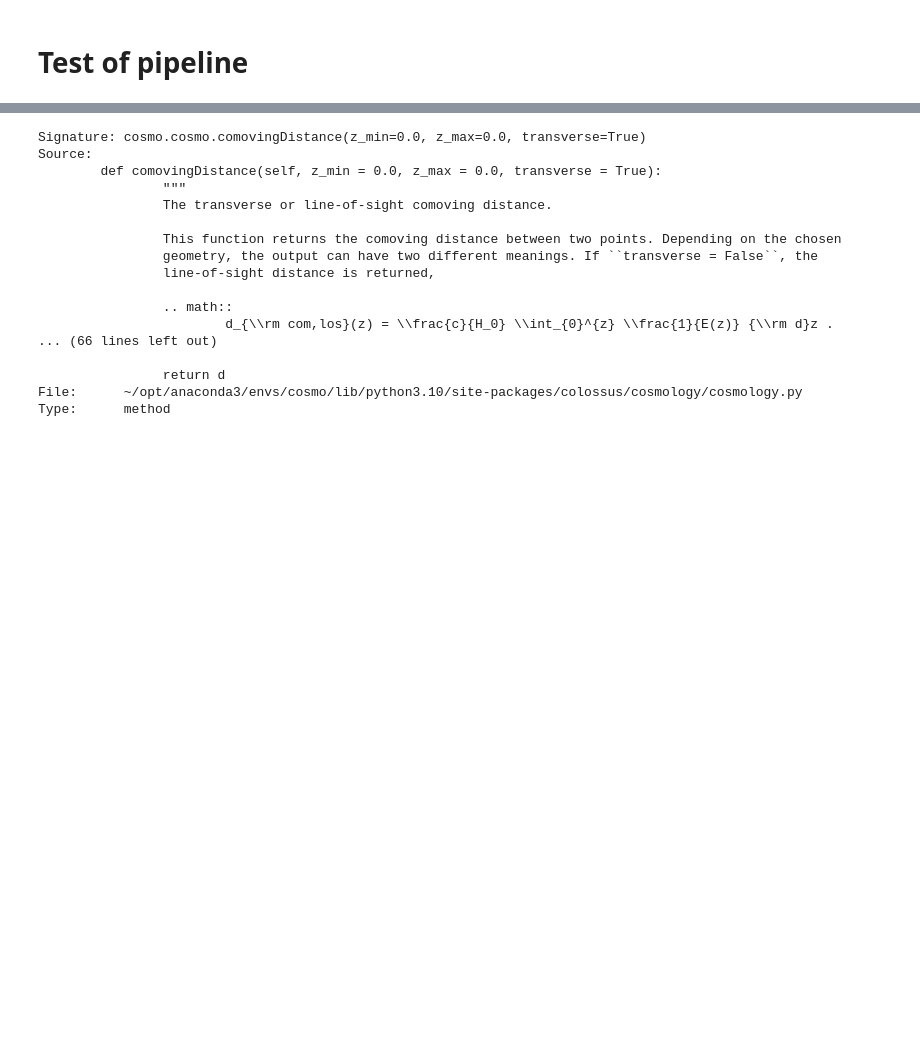
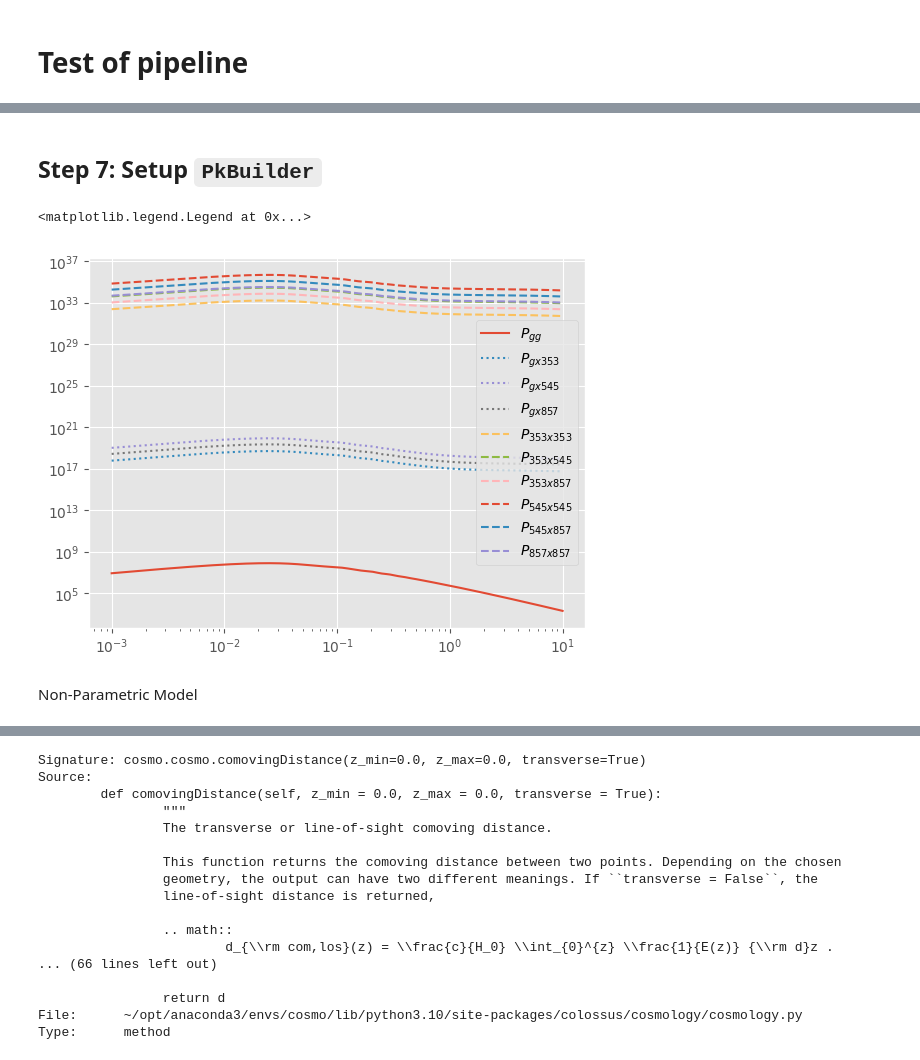
Before and after one commit to destrys/galCIB, a Jupyter notebook: notebooks/scratch-temp.ipynb, the cells around one changed output, grey strips where cells are left out. Cells and saved outputs as stored; diff of their text form; code cells hidden in the pictures; blank space fills up the shorter version.

```diff
--- a/notebooks/scratch-temp.ipynb
+++ b/notebooks/scratch-temp.ipynb
@@ -96,0 +161,2 @@ snu_y23=snu_y23_factory(cib_model.nu_prime,cosmo.z)
+# %% [markdown]
+## Step 7: Setup `PkBuilder`
@@ -96,0 +165,50 @@ snu_y23=snu_y23_factory(cib_model.nu_prime,cosmo.z)
+# %%
+pk_survey = PkBuilder(cosmology=cosmo,
+                      hod_model=elg_hod_model,
+                      cib_model=cib_Y23,
+                      prof_model=elg_sat_profile
+                      )
+# %%
+# compute pk
+
+theta_cen = np.array([5.47, 11.64, 0.30, 0.1]) # gamma, log10Mc, sigmaM, Ac
+theta_sat = np.array([0.41, 10**11.20, 10**13.84, 1]) # As, M0, M1, alpha_sat
+theta_prof = np.array([0.58, 6.14, 0.67]) # fexp, tau, lambda_NFW
+#theta_prof = np.array([0, 6.14, 1]) # fexp, tau, lambda_NFW
+
+theta_sfr = np.array([1, #eta_max 1 because Y23 cannot constrain this so the overall norm. goes to L0 in SED
+                      11.78,0.40, #mu0_peak, mup_peak
+                      2.47,0.45,1.93]) #sigmaM0, tau, zc
+theta_snu = np.array([2.7, 1.98, 21.13, 0.21, 1.7]) #L0, beta_dust, T0, alpha_dust, gamma_dust
+theta_IR = np.array([11.47, 1.22, 0.4]) # mu0_Mmin, mup_Mmin, sigma_lnM
+
+pgg, pII, pgI = pk_survey.compute_pk(theta_cen=theta_cen,
+                     theta_sat=theta_sat,
+                     theta_prof=theta_prof,
+                     theta_sfr=theta_sfr,
+                     theta_snu=theta_snu,
+                     theta_IR_hod=theta_IR,
+                     hmalpha=1)
+# %%
+zidx = 5
+plt.loglog(cosmo.k, pgg[:,zidx], label = r'$P_{gg}$')
+
+nulist = ['353', '545', '857']
+
+for i in range(3):
+    plt.loglog(cosmo.k, pgI[i,:,zidx],
+               label = fr'$P_{{gx{nulist[i]}}}$',
+               ls = 'dotted')
+
+for i in range(6):
+    a,b = pk_survey.twoh_pairs[i]
+    plt.loglog(cosmo.k, pII[i,:,zidx],
+               label = fr'$P_{{{nulist[a]}x{nulist[b]}}}$',
+               ls = 'dashed')
+
+plt.legend(loc='best')
+# %% [output]
+<matplotlib.legend.Legend at 0x...>
+[figure, added]
+# %% [markdown]
+Non-Parametric Model
```
Also changed, not shown: parts of 29 cells of this notebook, 14 other files.
